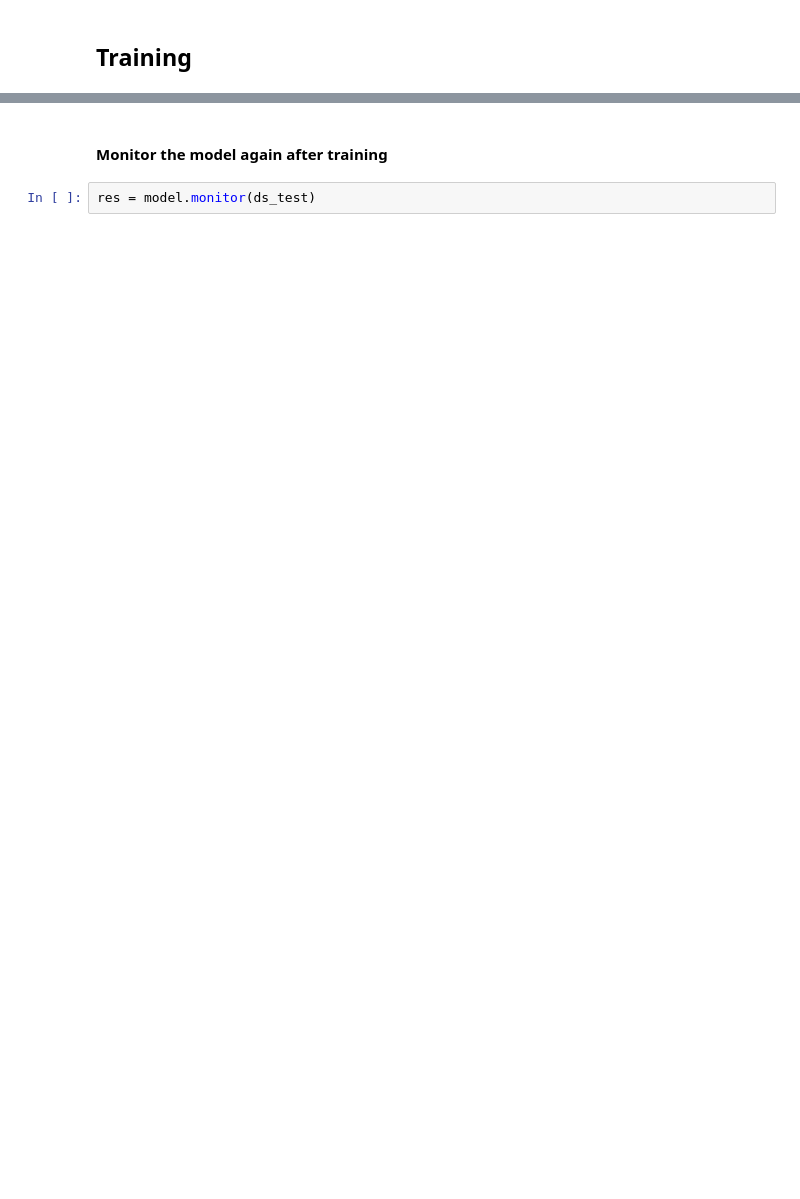
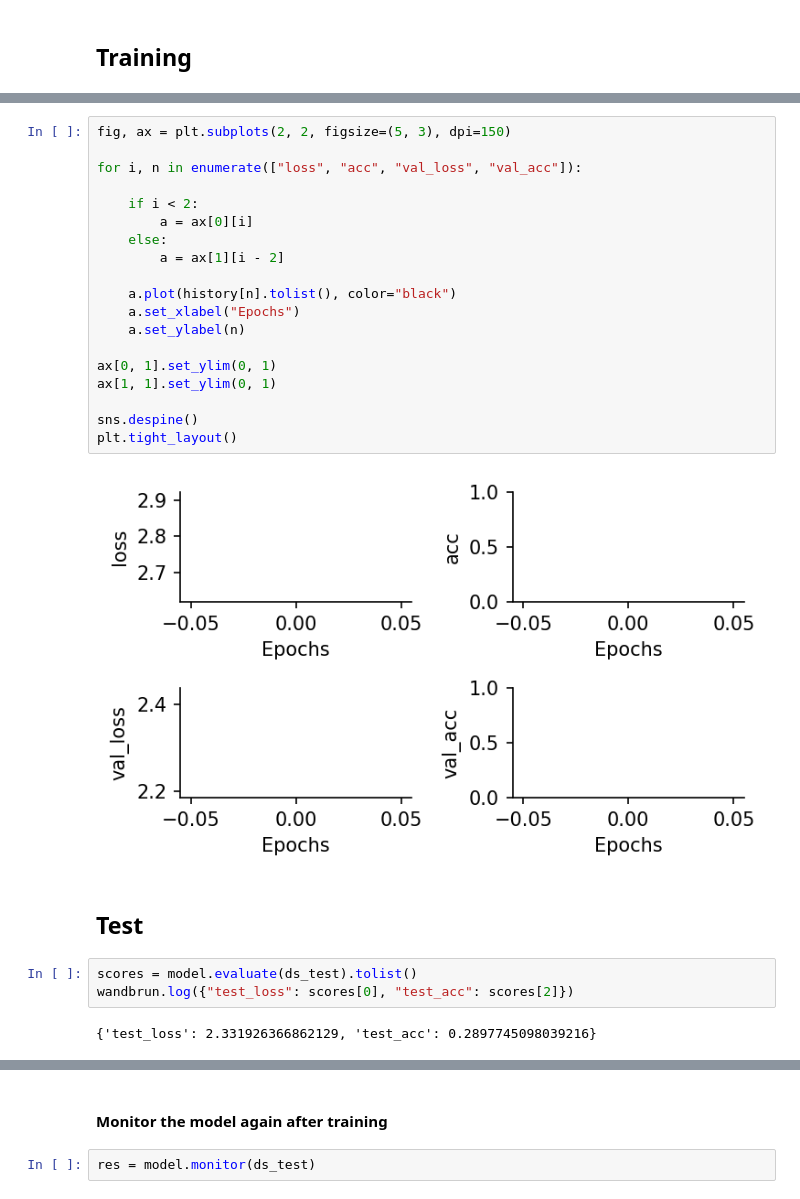
Before and after one commit to fmi-basel/stork, a Jupyter notebook: examples/99_JRJG_FilterCascades_CoRandman.ipynb, the cells around one changed output, grey strips where cells are left out. Saved outputs shown, nothing was run; the diff lists cells and outputs as text; blank space fills up the shorter version.

```diff
--- a/examples/99_JRJG_FilterCascades_CoRandman.ipynb
+++ b/examples/99_JRJG_FilterCascades_CoRandman.ipynb
@@ -346,0 +327,28 @@ results["valid_acc"] = history["val_acc"].tolist()
+# %%
+fig, ax = plt.subplots(2, 2, figsize=(5, 3), dpi=150)
+
+for i, n in enumerate(["loss", "acc", "val_loss", "val_acc"]):
+
+    if i < 2:
+        a = ax[0][i]
+    else:
+        a = ax[1][i - 2]
+
+    a.plot(history[n].tolist(), color="black")
+    a.set_xlabel("Epochs")
+    a.set_ylabel(n)
+
+ax[0, 1].set_ylim(0, 1)
+ax[1, 1].set_ylim(0, 1)
+
+sns.despine()
+plt.tight_layout()
+# %% [output]
+[figure, added]
+# %% [markdown]
+## Test
+# %%
+scores = model.evaluate(ds_test).tolist()
+wandbrun.log({"test_loss": scores[0], "test_acc": scores[2]})
+# %% [output]
+{'test_loss': 2.331926366862129, 'test_acc': 0.2897745098039216}
```
Also changed, not shown: parts of 25 cells of this notebook, 1 other file.
